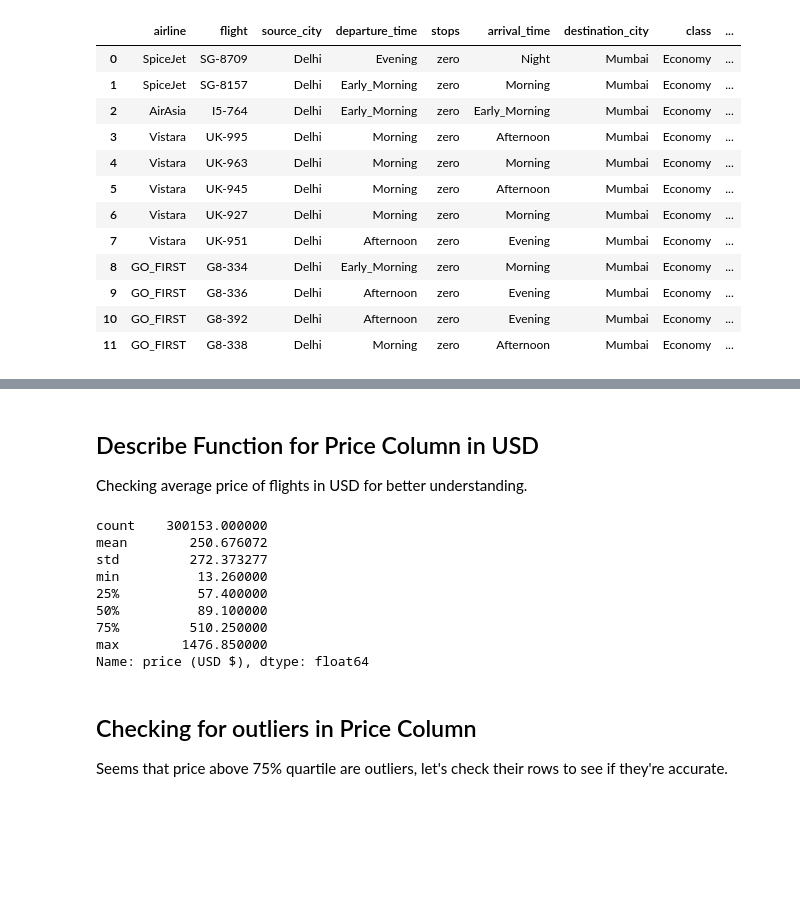
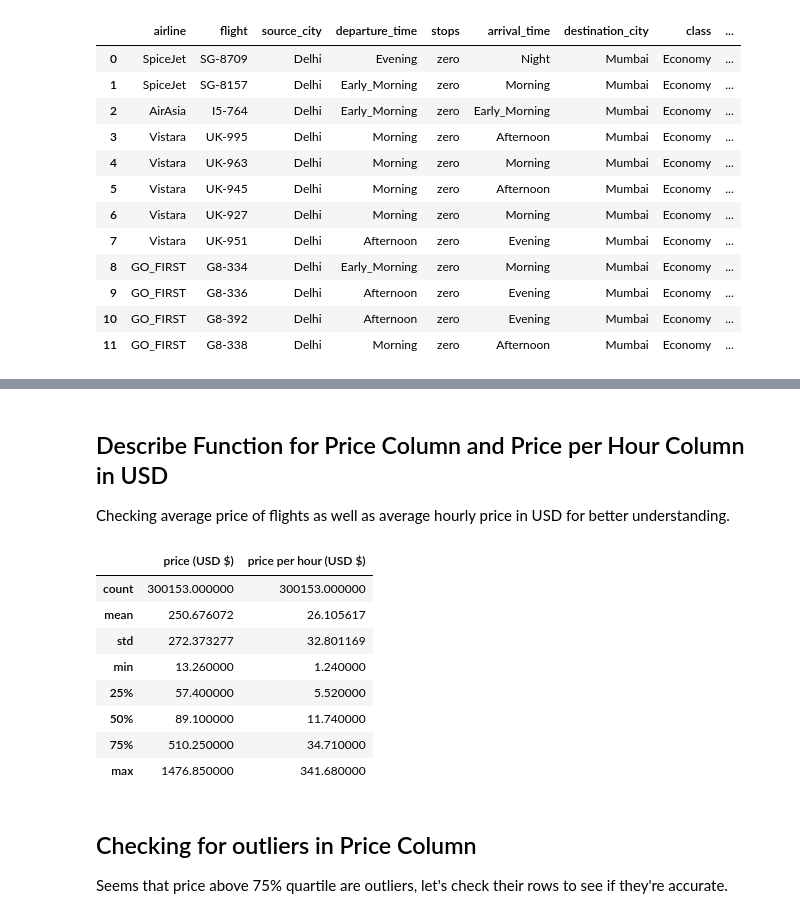
Before and after one commit to ImranQureshi25/Flight_Data_Analysis_Python_Project, a Jupyter notebook: Flight_Data_Analysis_Python_Project.ipynb, the cells around one changed output, grey strips where cells are left out. Cells and saved outputs as stored; diff of their text form; code cells hidden in the pictures; blank space fills up the shorter version.

```diff
--- a/Flight_Data_Analysis_Python_Project.ipynb
+++ b/Flight_Data_Analysis_Python_Project.ipynb
@@ -119,18 +139,18 @@ df_cleaned.head(12)
 # %% [markdown]
-## Describe Function for Price Column in USD
-Checking average price of flights in USD for better understanding.
+## Describe Function for Price Column and Price per Hour Column in USD
+Checking average price of flights as well as average hourly price in USD for better understanding.
 # %%
-df_cleaned['price (USD $)'].describe()
+df_cleaned[['price (USD $)','price per hour (USD $)']].describe()
 # %% [output]
-count    300153.000000
-mean        250.676072
-std         272.373277
-min          13.260000
-25%          57.400000
-50%          89.100000
-75%         510.250000
-max        1476.850000
-Name: price (USD $), dtype: float64
+|  | price (USD $) | price per hour (USD $) |
+| count | 300153.000000 | 300153.000000 |
+| mean | 250.676072 | 26.105617 |
+| std | 272.373277 | 32.801169 |
+| min | 13.260000 | 1.240000 |
+| 25% | 57.400000 | 5.520000 |
+| 50% | 89.100000 | 11.740000 |
+| 75% | 510.250000 | 34.710000 |
+| max | 1476.850000 | 341.680000 |
 # %% [markdown]
 ## Checking for outliers in Price Column
 Seems that price above 75% quartile are outliers, let's check their rows to see if they're accurate.
```
Also changed, not shown: parts of 19 cells of this notebook, 2 other files.
